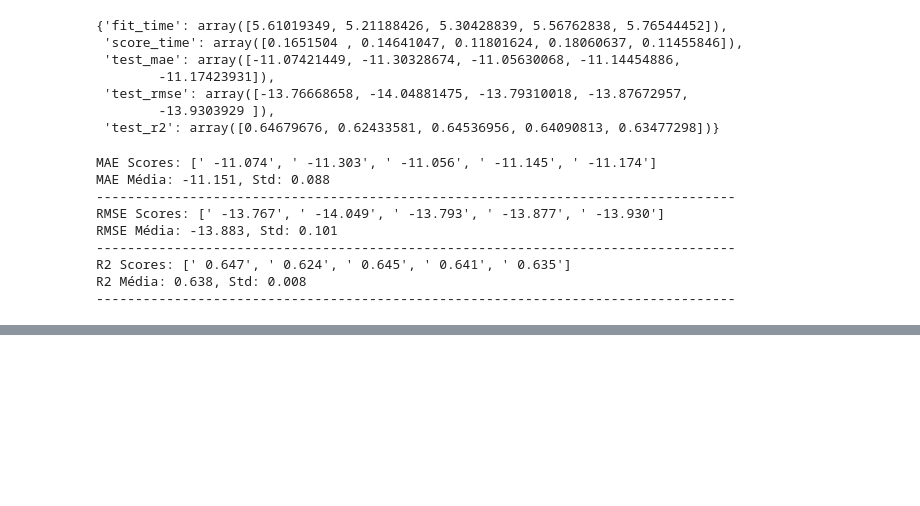
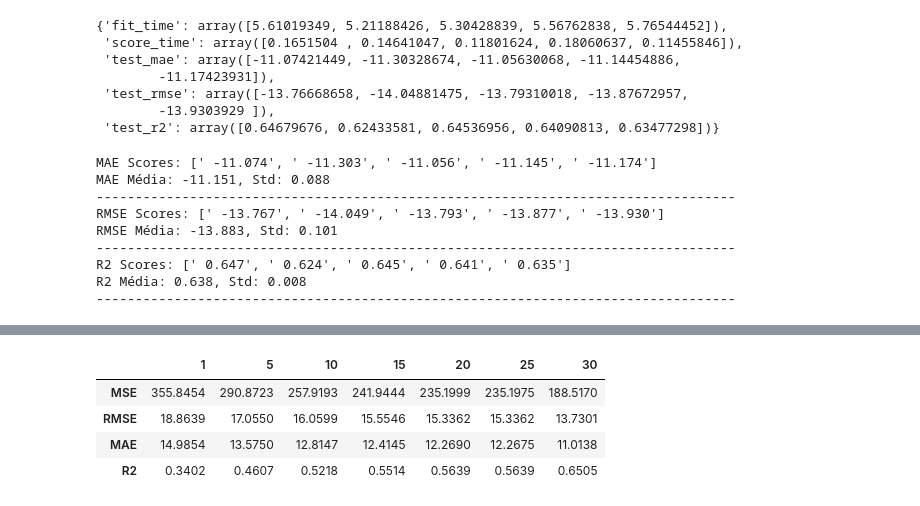
Before and after one commit to JCrpa/curso18_ia_aumentada_prevendo_atrasos_voos, a Jupyter notebook: ia_aumentada_prevendo_atrasos_voos.ipynb, the cells around one changed output, grey strips where cells are left out. Drawn from its saved outputs; the diff is of its cells as text; code cells hidden in the pictures; blank space fills up the shorter version.

```diff
--- a/ia_aumentada_prevendo_atrasos_voos.ipynb
+++ b/ia_aumentada_prevendo_atrasos_voos.ipynb
@@ -577,0 +615,27 @@ R2 Média: 0.638, Std: 0.008
+# %%
+# Criar DataFrame para armazenar os resultados das métricas
+results_df = pd.DataFrame(index=['MSE', 'RMSE', 'MAE', 'R2'])
+# Treinar o modelo RandomForestRegressor com as características selecionadas
+model_selected_features = RandomForestRegressor(random_state=42, max_depth=5)
+# Iterar sobre diferentes números de características selecionadas
+for count in [1, 5, 10, 15, 20, 25, 30]:
+    selected_features = feature_importances['Features'].values[:count]
+    # Selecionar as características do conjunto de treino e teste
+    X_train_selected = X_train[selected_features]
+    X_test_selected = X_test[selected_features]
+    # Treinar o modelo com as características selecionadas
+    model_selected_features.fit(X_train_selected, y_train)
+    # Fazer previsões com o modelo treinado
+    y_pred = model_selected_features.predict(X_test_selected)
+    # Calcular as métricas de regressão
+    metricas = calcular_metricas_regressao(y_test, y_pred)
+    # Adicionar as métricas ao DataFrame de resultados
+    results_df[count] = list(metricas.values())
+    # Exibir o DataFrame com os resultados das métricas
+results_df
+# %% [output]
+|  | 1 | 5 | 10 | 15 | 20 | 25 | 30 |
+| MSE | 355.8454 | 290.8723 | 257.9193 | 241.9444 | 235.1999 | 235.1975 | 188.5170 |
+| RMSE | 18.8639 | 17.0550 | 16.0599 | 15.5546 | 15.3362 | 15.3362 | 13.7301 |
+| MAE | 14.9854 | 13.5750 | 12.8147 | 12.4145 | 12.2690 | 12.2675 | 11.0138 |
+| R2 | 0.3402 | 0.4607 | 0.5218 | 0.5514 | 0.5639 | 0.5639 | 0.6505 |
```
Also changed, not shown: parts of 7 cells of this notebook.
